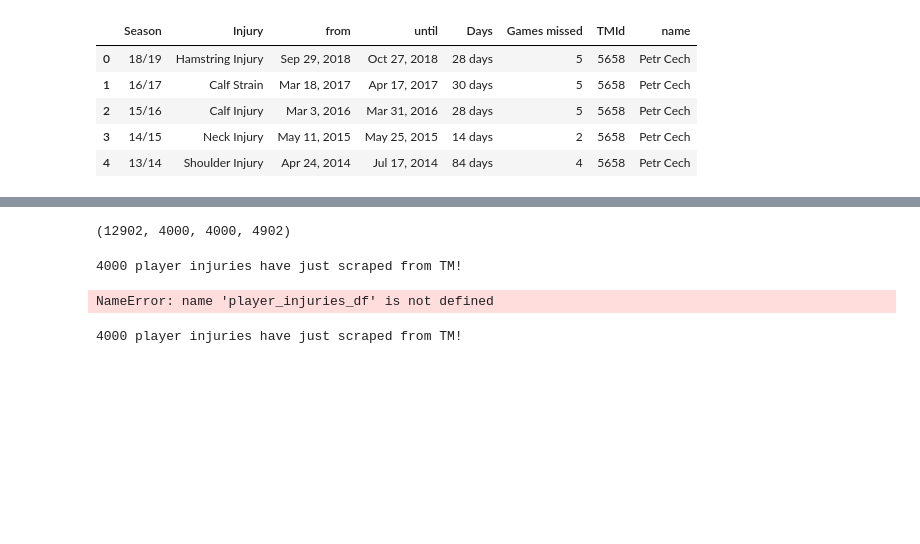
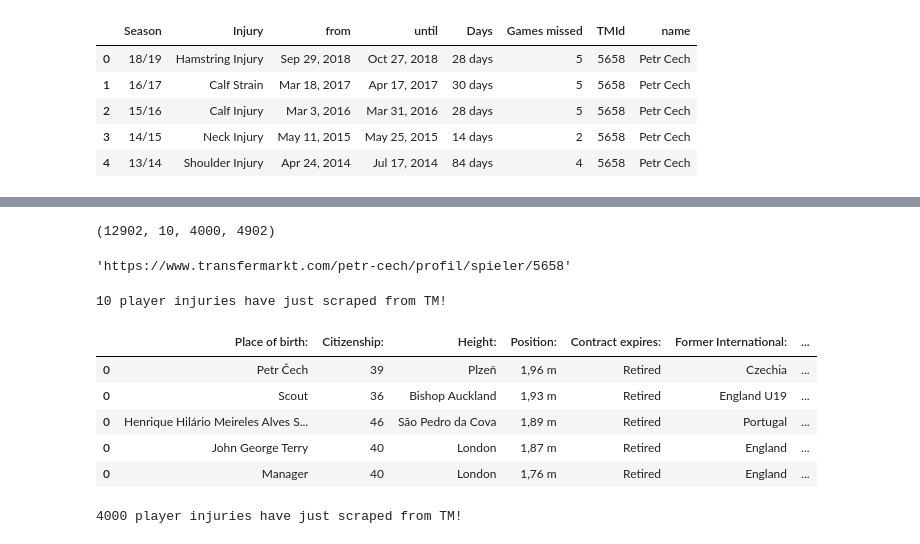
Before and after one commit to SravanRajupalem/FootballPredictions, a Jupyter notebook: 16. Extract_Injuries.ipynb, the cells around one changed output, grey strips where cells are left out. Saved outputs shown, nothing was run; the diff lists cells and outputs as text; code cells hidden in the pictures; blank space fills up the shorter version.

Commit message:
Corrected Problem with profile datframes and retired players' jobs

```diff
--- a/16. Extract_Injuries.ipynb
+++ b/16. Extract_Injuries.ipynb
@@ -395,13 +456,17 @@ tm_player_url_df = pd.read_csv('transfermarkt_data.csv')
 tm_player_url_df = tm_player_url_df[~pd.isna(tm_player_url_df['TMId'])]
 tm_player_url_df = tm_player_url_df.drop_duplicates()
 
-tm_player_url_df_1 = tm_player_url_df[:4000]
+tm_player_url_df_1 = tm_player_url_df[:10]
 tm_player_url_df_2 = tm_player_url_df[4000:8000]
 tm_player_url_df_3 = tm_player_url_df[8000:]
 
 len(tm_player_url_df), len(tm_player_url_df_1), len(tm_player_url_df_2), len(tm_player_url_df_3)
 # %% [output]
-(12902, 4000, 4000, 4902)
+(12902, 10, 4000, 4902)
+# %%
+tm_player_url_df_1['TMURL'][6]
+# %% [output]
+'https://www.transfermarkt.com/petr-cech/profil/spieler/5658'
 # %%
 # Sravan
 
@@ -410,9 +475,18 @@ player_urls = list(tm_player_url_df_1['TMURL'])
 player_urls =list(filter(lambda k: 'profil' in k, player_urls))
 
 player_profile_df = pd.DataFrame(columns=['Place of birth:', 'Citizenship:', 'Height:', 'Position:',
-                                           'Contract expires:', 'Former International:', 'Caps/Goals:',
-                                           'League level:', 'Joined:', 'Contract until:', 'name', 'TMId',
-                                           'Date of birth'])
+       'Contract expires:', 'Former International:', 'Caps/Goals:',
+       'League level:', 'Joined:', 'Contract until:', 'name', 'TMId',
+       'Date of birth', 'Last club:', 'Most games for:', 'Unknown since:',
+       'Date of birth:', 'Age:', 'Foot:', 'Player agent:', 'Current club:',
+       'Agent:', 'National player:', 'Name in home country:', 'Outfitter:',
+       'Current international:', 'Social-Media:', 'Full name:',
+       'On loan from:', 'Contract there expires:', 'Contract option:',
+       'Retired since:', 'club:', 'Without Club since:', '2nd club:',
+       'country:', 'Company:', 'Date of death:', 'Career break since:',
+       '3nd club:', 'Ban since:'])
+
+
 
 for i in player_urls:
     df = profile_extract(i)
@@ -420,8 +494,17 @@ for i in player_urls:
     sys.stdout.write("\r{0} player injuries have just scraped from TM!".format(len(player_profile_df)))
     sys.stdout.flush()
 # %% [output]
-4000 player injuries have just scraped from TM!
+10 player injuries have just scraped from TM!
-NameError: name 'player_injuries_df' is not defined
+# %%
+
+player_profile_df[player_profile_df['Contract expires:'] == 'Retired']
+# %% [output]
+|  | Place of birth: | Citizenship: | Height: | Position: | Contract expires: | Former International: | ... |
+| 0 | Petr Čech | 39 | Plzeň | 1,96 m | Retired | Czechia | ... |
+| 0 | Scout | 36 | Bishop Auckland | 1,93 m | Retired | England U19 | ... |
+| 0 | Henrique Hilário Meireles Alves S... | 46 | São Pedro da Cova | 1,89 m | Retired | Portugal | ... |
+| 0 | John George Terry | 40 | London | 1,87 m | Retired | England | ... |
+| 0 | Manager | 40 | London | 1,76 m | Retired | England | ... |
 # %%
 player_profile_df.to_csv('player_profile_df_1.csv', index=False)
 # %%
```
Also changed, not shown: parts of 2 cells of this notebook, 1 other file.
